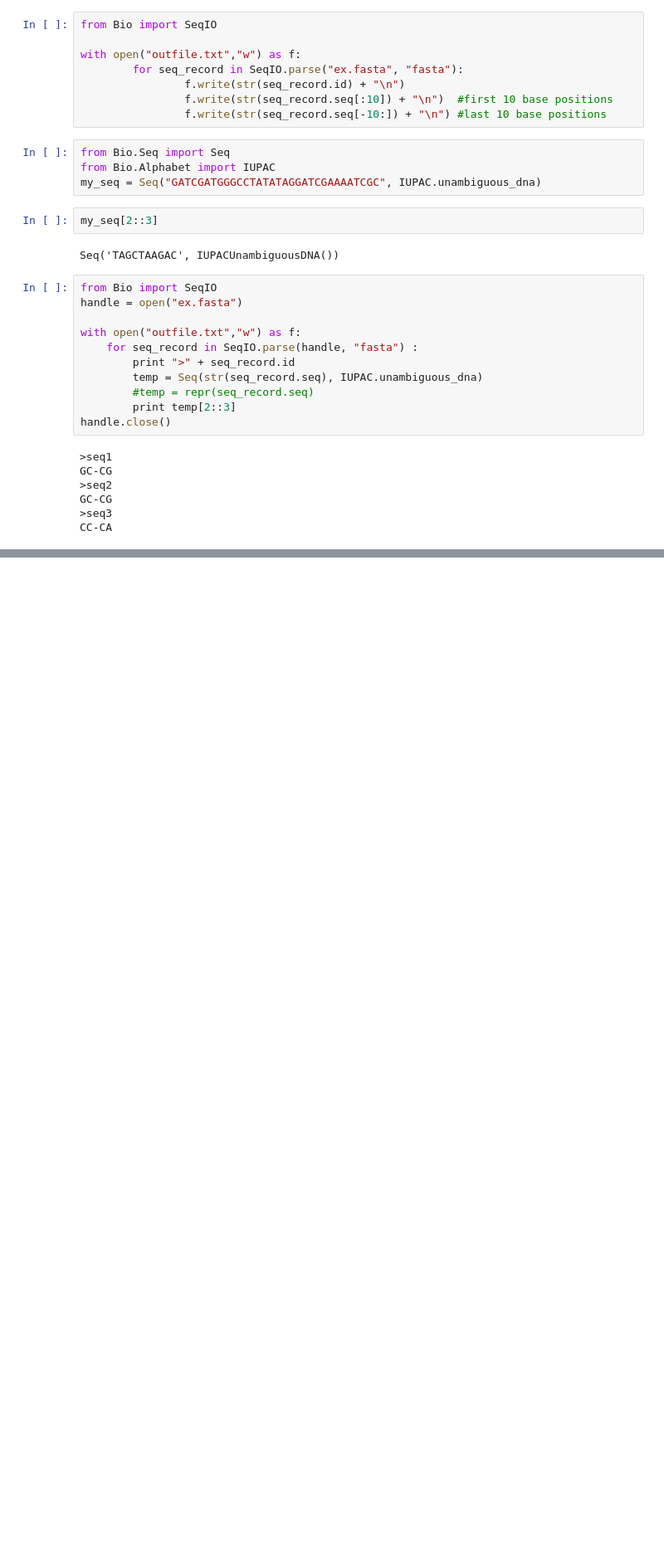
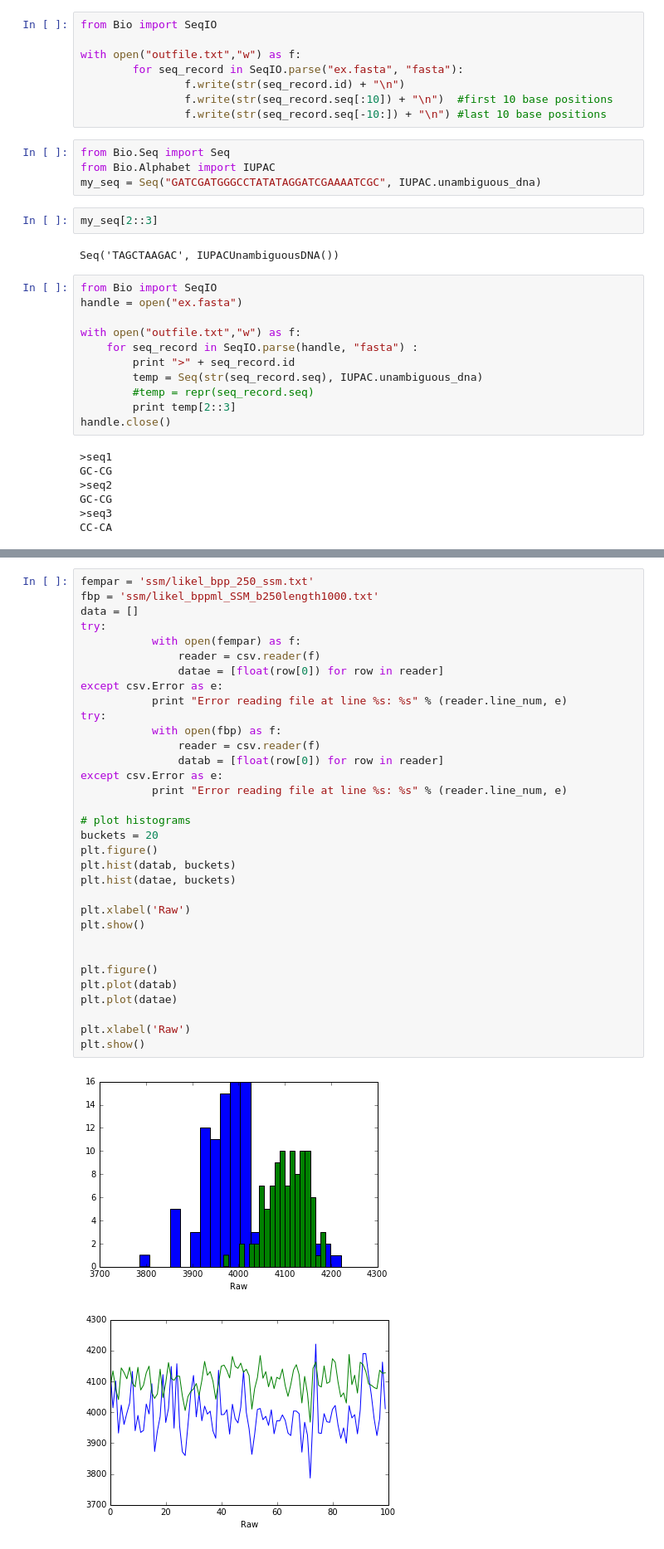
Before and after one commit to AlgGeometry-AlgStatistics-Phylogenetics/Empar_paper, a Jupyter notebook: scripts/Processing_and_visuals.ipynb, the cells around one changed output, grey strips where cells are left out. Shown: that part at 83% size. Saved outputs shown, nothing was run; the diff lists cells and outputs as text; blank space fills up the shorter version.

Commit message:
split result per data type

```diff
--- a/scripts/Processing_and_visuals.ipynb
+++ b/scripts/Processing_and_visuals.ipynb
@@ -34,0 +56,36 @@ CC-CA
+# %%
+fempar = 'ssm/likel_bpp_250_ssm.txt'
+fbp = 'ssm/likel_bppml_SSM_b250length1000.txt'
+data = []
+try:
+           with open(fempar) as f:
+               reader = csv.reader(f)
+               datae = [float(row[0]) for row in reader]
+except csv.Error as e:
+           print "Error reading file at line %s: %s" % (reader.line_num, e)
+try:
+           with open(fbp) as f:
+               reader = csv.reader(f)
+               datab = [float(row[0]) for row in reader]
+except csv.Error as e:
+           print "Error reading file at line %s: %s" % (reader.line_num, e)
+
+# plot histograms
+buckets = 20
+plt.figure()
+plt.hist(datab, buckets)
+plt.hist(datae, buckets)
+
+plt.xlabel('Raw')
+plt.show()
+
+
+plt.figure()
+plt.plot(datab)
+plt.plot(datae)
+
+plt.xlabel('Raw')
+plt.show()
+# %% [output]
+[figure, added]
+[figure, added]
```
Also changed, not shown: parts of 8 cells of this notebook, 20 other files.
